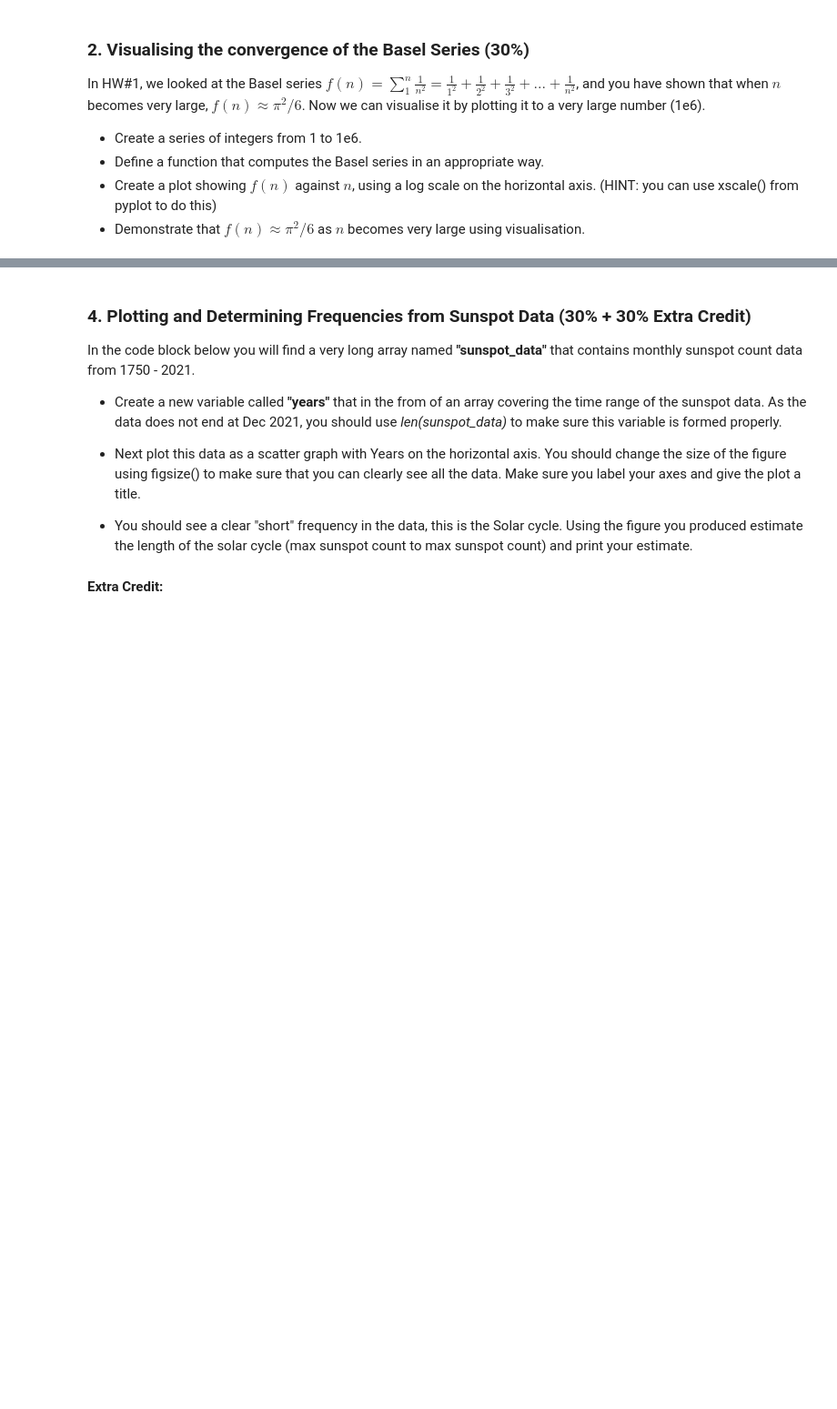
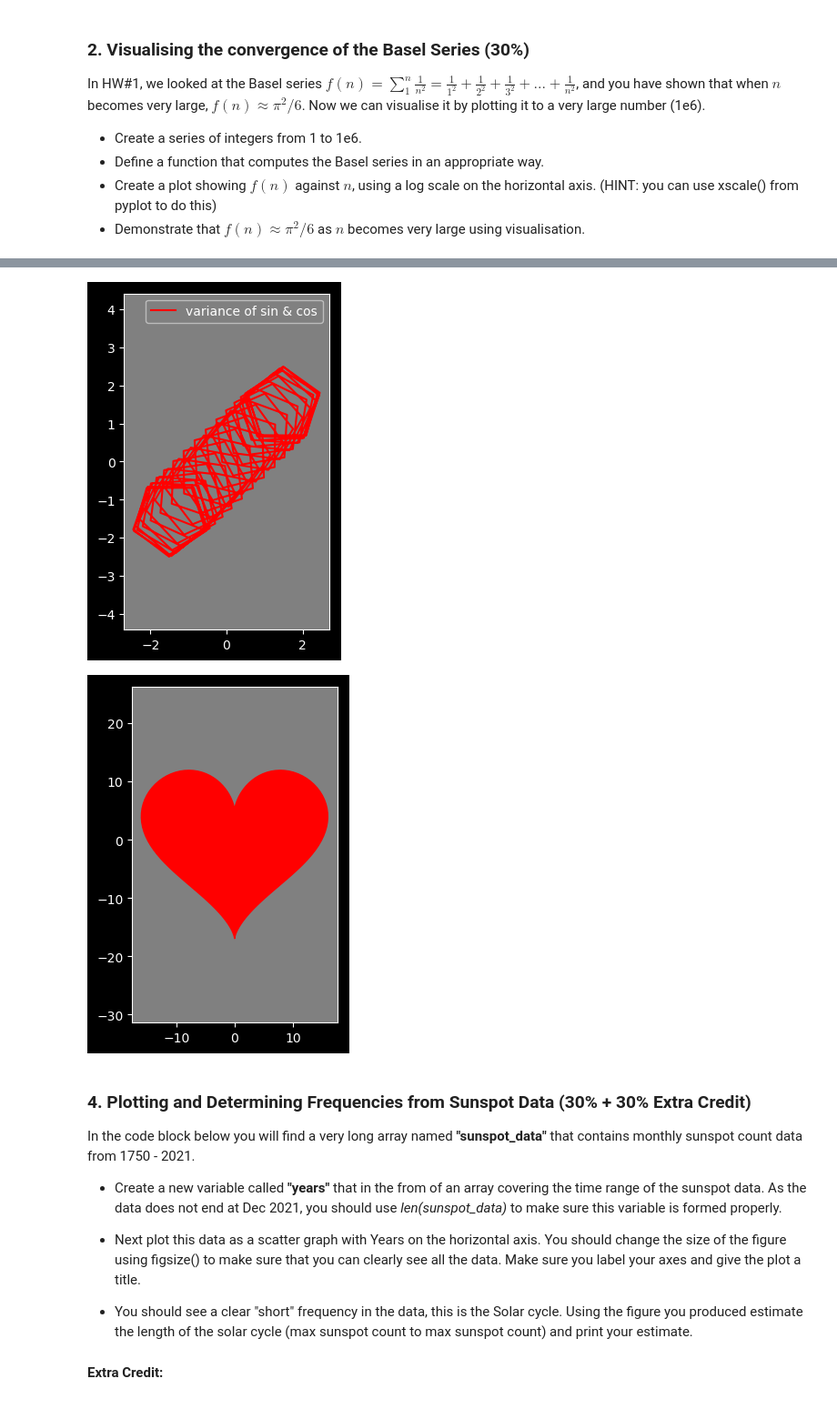
Before and after one commit to JerrySiRi/NJUAI_Learning_partial, a Jupyter notebook: HKU_exchange/Data_analysis_and_modeling_EASC2410/Assignment/HW3/HW3-2024.ipynb, the cells around one changed output, grey strips where cells are left out. Shown: that part at 91% size. Drawn from its saved outputs; the diff is of its cells as text; code cells hidden in the pictures; blank space fills up the shorter version.

```diff
--- a/HKU_exchange/Data_analysis_and_modeling_EASC2410/Assignment/HW3/HW3-2024.ipynb
+++ b/HKU_exchange/Data_analysis_and_modeling_EASC2410/Assignment/HW3/HW3-2024.ipynb
@@ -36,6 +106,27 @@ In the **right** panel:
 </br>$y=13\cos(t)-5cos(2t)-2cos(3t)-cos(4t)$
 * Use the pyplot fill() function (i.e. fill(x,y)) and set the colour to "Red". Adjust your axes scales appropriately.
 * What do you see?
+# %%
+# panel 1 (left panel)
+plt.subplot(1,2,1)
+t = np.linspace(-np.pi, np.pi, 150)
+x = 1.5*np.sin(t) - np.cos(30*t)
+y = 1.5*np.sin(t) - np.sin(30*t)
+plt.plot(x, y, color='r', label='variance of sin & cos')
+plt.legend()
+plt.axis('equal') # square image (x-axis and y-axis has the same unit)
+plt.show()
+
+# panel 2 (right panel)
+plt.subplot(1,2,2)
+x = 16*(np.sin(t)**3)
+y = 13*np.cos(t)-5*np.cos(2*t)-2*np.cos(3*t)-np.cos(4*t)
+plt.fill(x,y, color='r')
+plt.axis('equal')
+plt.show()
+# %% [output]
+[figure, added]
+[figure, added]
 # %% [markdown]
 ### 4.  Plotting and Determining Frequencies from Sunspot Data (30% + 30% Extra Credit)
 
```
Also changed, not shown: parts of 3 cells of this notebook, 2 other files.
